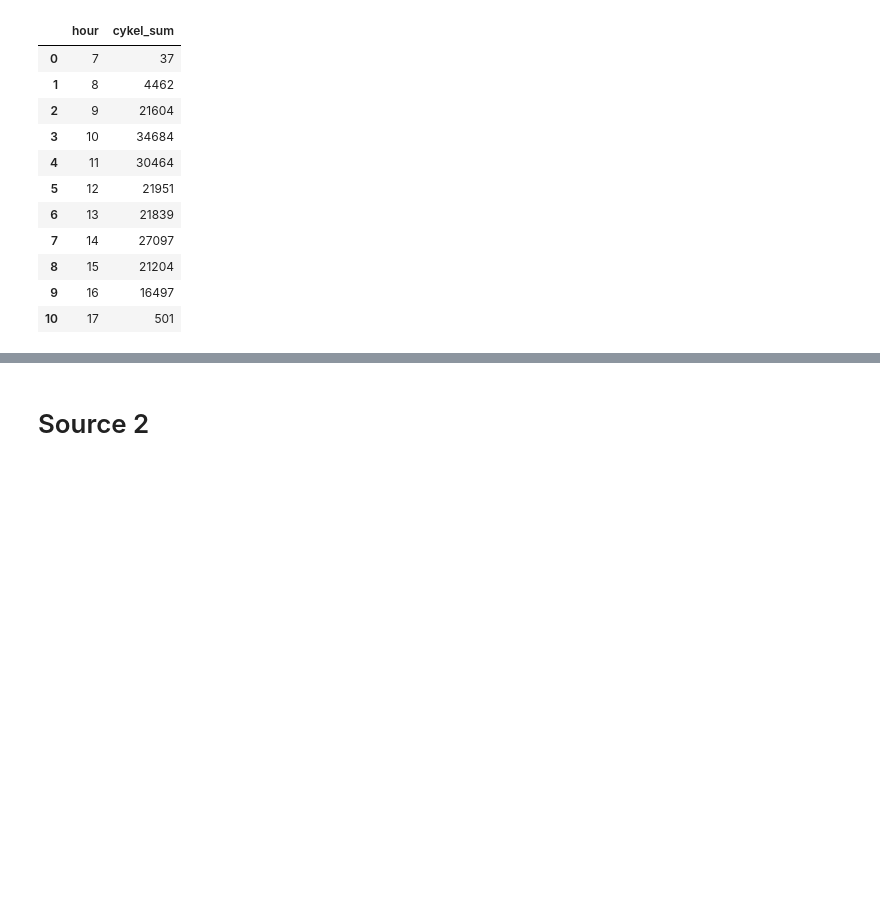
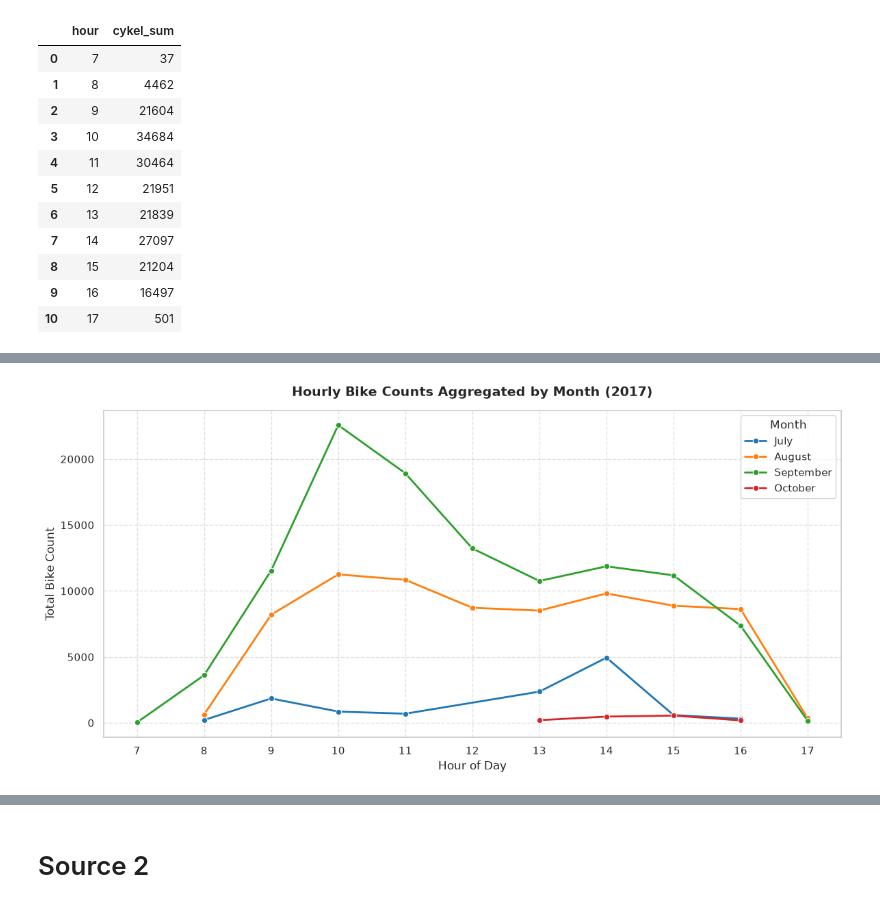
Before and after one commit to Flurry58/BigDataProject, a Jupyter notebook: Main.ipynb, the cells around one changed output, grey strips where cells are left out. Saved outputs shown, nothing was run; the diff lists cells and outputs as text; code cells hidden in the pictures; blank space fills up the shorter version.

Commit message:
graphs

```diff
--- a/Main.ipynb
+++ b/Main.ipynb
@@ -82,3 +84,13 @@ Hourly bike count totals:
 | 8 | 15 | 21204 |
 | 9 | 16 | 16497 |
 | 10 | 17 | 501 |
+# %%
+df['date_only'] = df['oprettet_dt'].dt.date
+
+# Group by date and hour to examine patterns
+date_hour_counts = df.groupby(['date_only', 'hour'])['cykel_sum'].sum().reset_index()
+
+# Pivot the table to easily compare hours across different dates
+date_hour_pivot = date_hour_counts.pivot(index='hour', columns='date_only', values='cykel_sum').fillna(0)
+print("Bike counts per hour across different collection dates:")
+display(date_hour_pivot)
@@ -84,0 +113,30 @@ Hourly bike count totals:
+# %%
+import matplotlib.pyplot as plt
+import seaborn as sns
+# Extract month name for a cleaner plot legend
+df['month_name'] = df['oprettet_dt'].dt.strftime('%B')
+
+# Group bike counts by month and hour
+month_hour_counts = df.groupby(['month_name', 'hour'])['cykel_sum'].sum().reset_index()
+day_hour_counts = df.groupby(['date_only', 'hour'])['cykel_sum'].sum().reset_index()
+
+# Define month order for consistent plotting
+month_order = ['July', 'August', 'September', 'October']
+month_hour_counts['month_name'] = pd.Categorical(month_hour_counts['month_name'], categories=month_order, ordered=True)
+month_hour_counts = month_hour_counts.sort_values(['month_name', 'hour'])
+
+# Plot the aggregated monthly hourly trends
+plt.figure(figsize=(12, 6))
+sns.set_theme(style="whitegrid")
+sns.lineplot(data=month_hour_counts, x='hour', y='cykel_sum', hue='month_name', marker='o', linewidth=2, palette='tab10')
+
+plt.title('Hourly Bike Counts Aggregated by Month (2017)', fontsize=14, fontweight='bold', pad=15)
+plt.xlabel('Hour of Day', fontsize=12)
+plt.ylabel('Total Bike Count', fontsize=12)
+plt.xticks(range(7, 18))  # Set ticks based on the hours present in the dataset
+plt.grid(True, linestyle='--', alpha=0.6)
+plt.legend(title='Month', loc='upper right', frameon=True)
+plt.tight_layout()
+plt.show()
+# %% [output]
+[figure, added]
```
Also changed, not shown: parts of 3 cells of this notebook.
